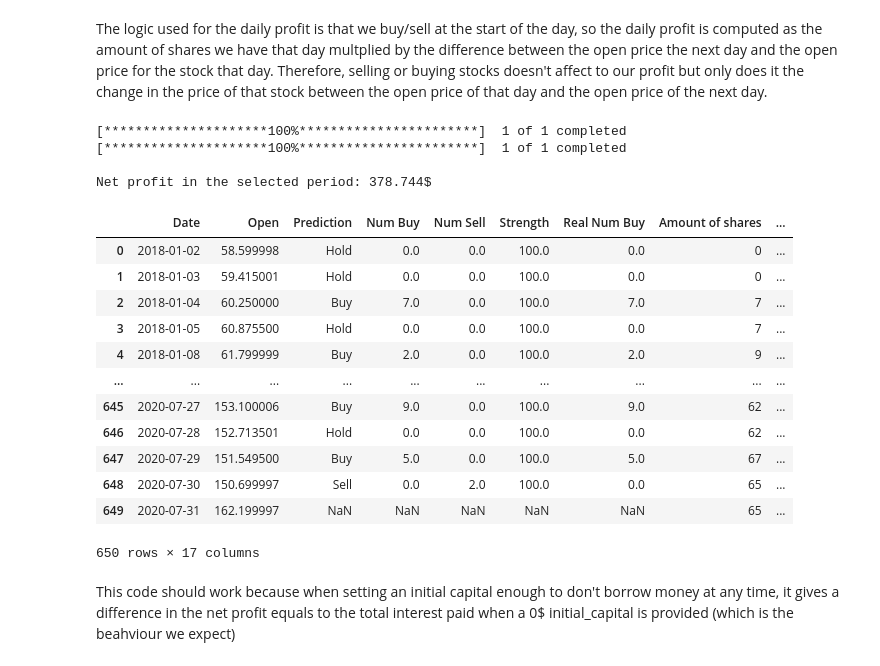
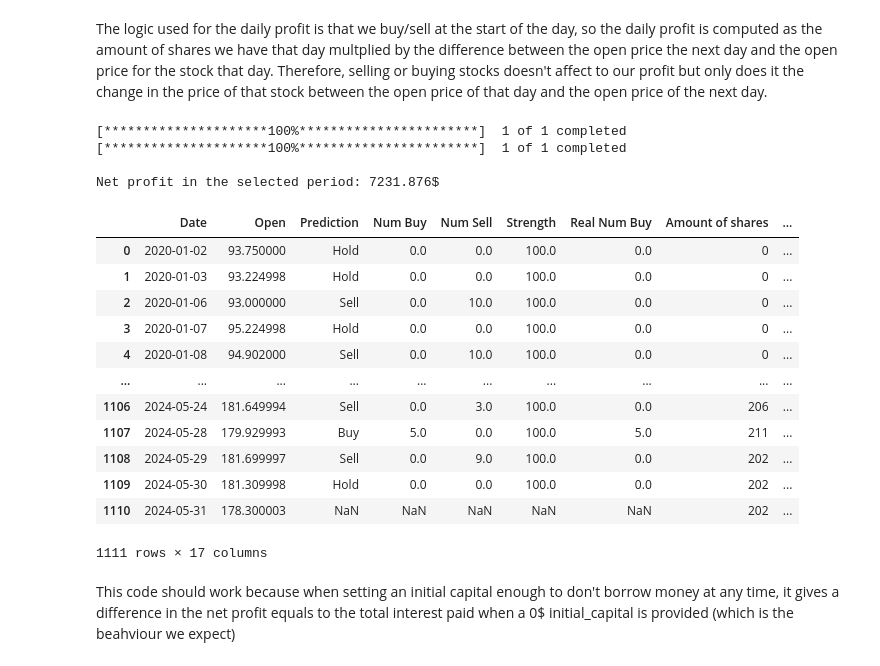
Before and after one commit to AndresMireles/BacktestingEngine, a Jupyter notebook: Backtesting Engine v1.ipynb, the cells around one changed output. Cells and saved outputs as stored; diff of their text form; code cells hidden in the pictures.

```diff
--- a/Backtesting Engine v1.ipynb
+++ b/Backtesting Engine v1.ipynb
@@ -379,36 +379,37 @@ The logic used for the daily profit is that we buy/sell at the start of the day,
 # %%
 stock_name_sample = "AMZN"
 initial_capital_sample = 0
 interest_rate_sample = 0.0487
-start_date_sample = [2018,1,1]
-end_date_sample = [2020,8,1]
+start_date_sample = [2020,1,1]
+# end_date_sample = [2020,8,1]
+end_date_sample = []
 
-random.seed(29)
+# random.seed(29)
 
 data_sample = load_data(stock_name_sample, start_date_sample,end_date_sample)
 predictions_sample = sample_predictions_array(data_sample,strength_100=True)
 # Set strength_100 = False if backend provides strength
 
 data = backtest(stock_name_sample,initial_capital_sample,interest_rate_sample,predictions_sample,start_date_sample,end_date_sample)
-data.to_excel("data.xlsx")
+# data.to_excel("data.xlsx")
 data
 # %% [output]
 [*********************100%***********************]  1 of 1 completed
 [*********************100%***********************]  1 of 1 completed
 
-Net profit in the selected period: 378.744$
+Net profit in the selected period: 7231.876$
 |  | Date | Open | Prediction | Num Buy | Num Sell | Strength | Real Num Buy | Amount of shares | ... |
-| 0 | 2018-01-02 | 58.599998 | Hold | 0.0 | 0.0 | 100.0 | 0.0 | 0 | ... |
-| 1 | 2018-01-03 | 59.415001 | Hold | 0.0 | 0.0 | 100.0 | 0.0 | 0 | ... |
-| 2 | 2018-01-04 | 60.250000 | Buy | 7.0 | 0.0 | 100.0 | 7.0 | 7 | ... |
-| 3 | 2018-01-05 | 60.875500 | Hold | 0.0 | 0.0 | 100.0 | 0.0 | 7 | ... |
-| 4 | 2018-01-08 | 61.799999 | Buy | 2.0 | 0.0 | 100.0 | 2.0 | 9 | ... |
+| 0 | 2020-01-02 | 93.750000 | Hold | 0.0 | 0.0 | 100.0 | 0.0 | 0 | ... |
+| 1 | 2020-01-03 | 93.224998 | Hold | 0.0 | 0.0 | 100.0 | 0.0 | 0 | ... |
+| 2 | 2020-01-06 | 93.000000 | Sell | 0.0 | 10.0 | 100.0 | 0.0 | 0 | ... |
+| 3 | 2020-01-07 | 95.224998 | Hold | 0.0 | 0.0 | 100.0 | 0.0 | 0 | ... |
+| 4 | 2020-01-08 | 94.902000 | Sell | 0.0 | 10.0 | 100.0 | 0.0 | 0 | ... |
 | ... | ... | ... | ... | ... | ... | ... | ... | ... | ... |
-| 645 | 2020-07-27 | 153.100006 | Buy | 9.0 | 0.0 | 100.0 | 9.0 | 62 | ... |
-| 646 | 2020-07-28 | 152.713501 | Hold | 0.0 | 0.0 | 100.0 | 0.0 | 62 | ... |
-| 647 | 2020-07-29 | 151.549500 | Buy | 5.0 | 0.0 | 100.0 | 5.0 | 67 | ... |
-| 648 | 2020-07-30 | 150.699997 | Sell | 0.0 | 2.0 | 100.0 | 0.0 | 65 | ... |
-| 649 | 2020-07-31 | 162.199997 | NaN | NaN | NaN | NaN | NaN | 65 | ... |
+| 1106 | 2024-05-24 | 181.649994 | Sell | 0.0 | 3.0 | 100.0 | 0.0 | 206 | ... |
+| 1107 | 2024-05-28 | 179.929993 | Buy | 5.0 | 0.0 | 100.0 | 5.0 | 211 | ... |
+| 1108 | 2024-05-29 | 181.699997 | Sell | 0.0 | 9.0 | 100.0 | 0.0 | 202 | ... |
+| 1109 | 2024-05-30 | 181.309998 | Hold | 0.0 | 0.0 | 100.0 | 0.0 | 202 | ... |
+| 1110 | 2024-05-31 | 178.300003 | NaN | NaN | NaN | NaN | NaN | 202 | ... |
-650 rows × 17 columns
+1111 rows × 17 columns
 # %% [markdown]
 This code should work because when setting an initial capital enough to don't borrow money at any time, it gives a difference in the net profit equals to the total interest paid when a 0$ initial_capital is provided (which is the beahviour we expect)
```
Also changed, not shown: parts of 3 cells of this notebook, 4 other files.
